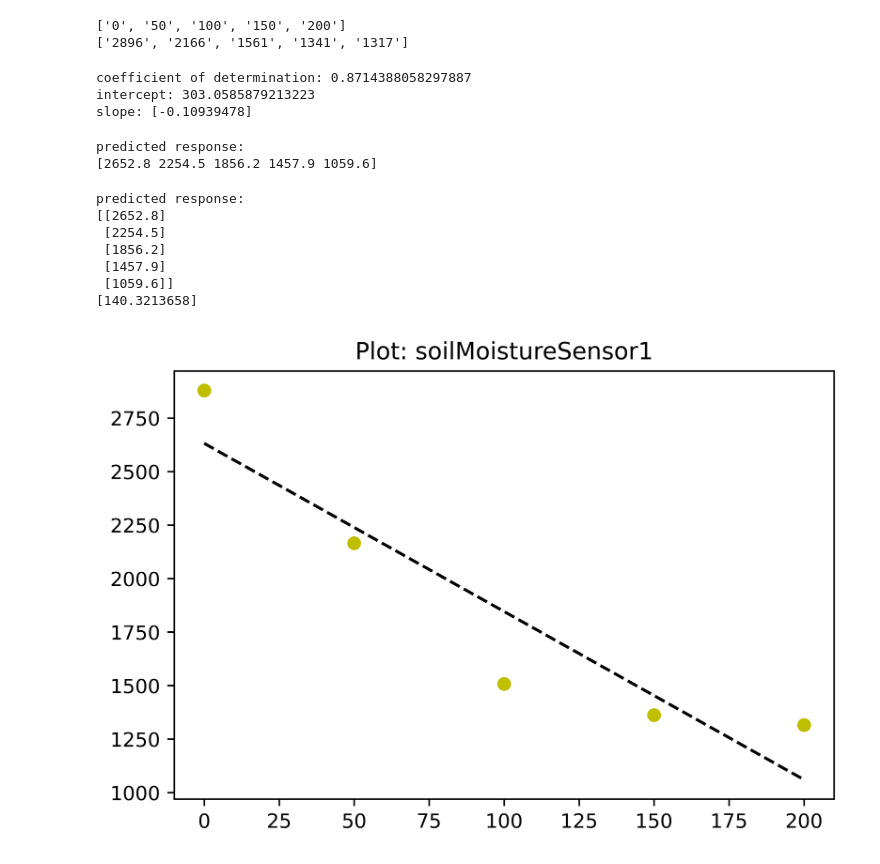
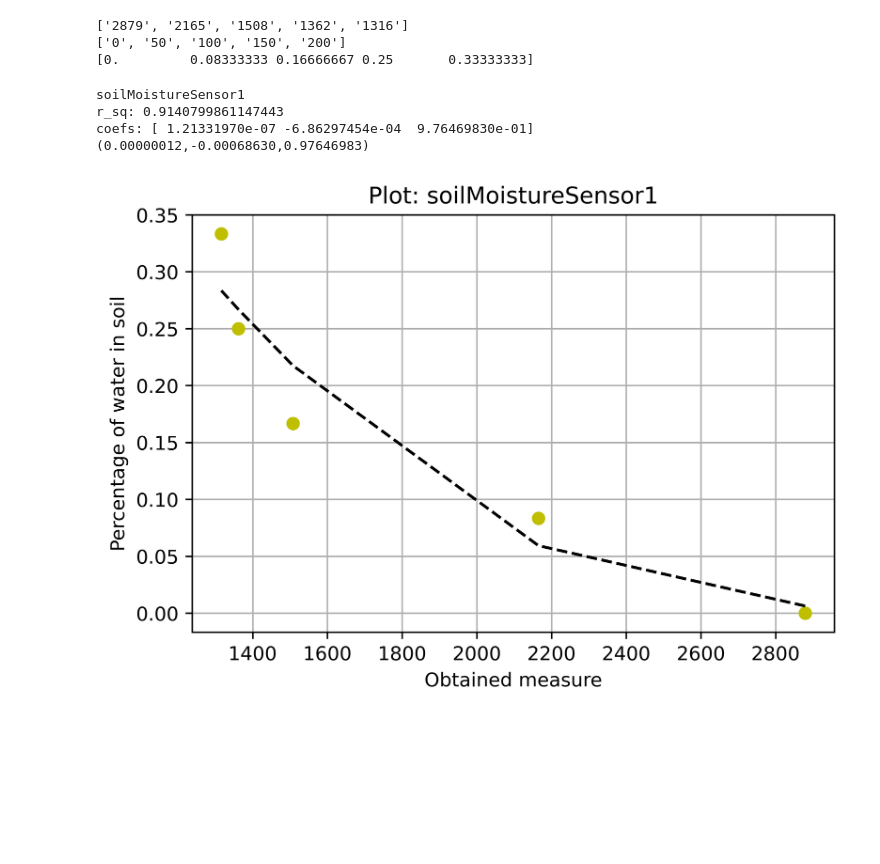
Before and after one commit to juanked/SA-edgeDevices, a Jupyter notebook: tools/dataProcessor/dataProcessor.ipynb, the cells around one changed output. Drawn from its saved outputs; the diff is of its cells as text; code cells hidden in the pictures; blank space fills up the shorter version.

Commit message:
Añadida herramienta cálculo función SoilMoistureSensor

```diff
--- a/tools/dataProcessor/dataProcessor.ipynb
+++ b/tools/dataProcessor/dataProcessor.ipynb
@@ -8,17 +10,10 @@ import csv
 # %%
 fileDir = "./measures/"
-fileName = "soilMoistureSensor1"
+fileName = f"soilMoistureSensor{number}"
 extension = ".csv"
 file = fileDir + fileName + extension
 figureDir = "./measures/figures/"
 figure = figureDir+fileName+".png"
-# %%
-fileDir = "./measures/"
-fileName = "soilMoistureSensor2"
-extension = ".csv"
-file = fileDir + fileName + extension
-figureDir = "./measures/figures/"
-figure = figureDir+fileName+".png"
 # %%
 x_ = []
 y_ = []
@@ -26,54 +21,45 @@ with open(file) as csv_file:
     csv_reader = csv.reader(csv_file, delimiter=",")
     line = 0
     for row in csv_reader:
-        if line == 1:
+        if line == 0:
+            cm3_ = row[0]
+        elif line == 1:
             x_ = row
         elif line == 2:
             y_ = row
         line += 1
 print(x_)
 print(y_)
+cm3 = np.array(cm3_, dtype=int)
 x = np.array(x_, dtype=int)
-y = np.array(y_, dtype=int)
+y = np.array(y_, dtype=int)/cm3 # cm3 of water per cm3 of dry soil
+print(y)
 # %% [output]
+['2879', '2165', '1508', '1362', '1316']
 ['0', '50', '100', '150', '200']
-['2896', '2166', '1561', '1341', '1317']
+[0.         0.08333333 0.16666667 0.25       0.33333333]
-# %%
-model = LinearRegression().fit(y,x)
-r_sq = model.score(y,x)
-print(f"coefficient of determination: {r_sq}")
-print(f"intercept: {model.intercept_}")
-print(f"slope: {model.coef_}")
-# %% [output]
-coefficient of determination: 0.8714388058297887
-intercept: 303.0585879213223
-slope: [-0.10939478]
-# %%
-y_pred = model.predict(x)
-print(f"predicted response:\n{y_pred}")
-# %% [output]
-predicted response:
-[2652.8 2254.5 1856.2 1457.9 1059.6]
-# %%
-m = model.coef_
-b = model.intercept_
-y_pred2 =x*m + b
-x_2 = (1535-b)/m
-print(f"predicted response:\n{y_pred2}")
-print(x_2)
-# %% [output]
-predicted response:
-[[2652.8]
- [2254.5]
- [1856.2]
- [1457.9]
- [1059.6]]
-[140.3213658]
+# %%
+model = np.poly1d(np.polyfit(x,y,2))
+r_sq = r2_score(y, model(x))
+print(fileName)
+print(f"r_sq: {r_sq}")
+coefs = model.coefficients
+print(f"coefs: {coefs}")
+formattedOutput = f"({coefs[0]:.8f},{coefs[1]:.8f},{coefs[2]:.8f})"
+print(formattedOutput)
+# %% [output]
+soilMoistureSensor1
+r_sq: 0.9140799861147443
+coefs: [ 1.21331970e-07 -6.86297454e-04  9.76469830e-01]
+(0.00000012,-0.00068630,0.97646983)
 # %%
 plt.figure(dpi=800)
-plt.plot(x,y, 'yo', x, model.predict(x), '--k')
+plt.plot(x, y, 'yo', x, model(x), '--k')
 plt.title(f"Plot: {fileName}")
+plt.xlabel("Obtained measure")
+plt.ylabel("Percentage of water in soil")
+plt.grid(True)
 plt.savefig(figure)
 plt.show()
 # %% [output]
-[figure, old version]
+[figure, new version]
```
Also changed, not shown: parts of 5 cells of this notebook, 4 other files.
